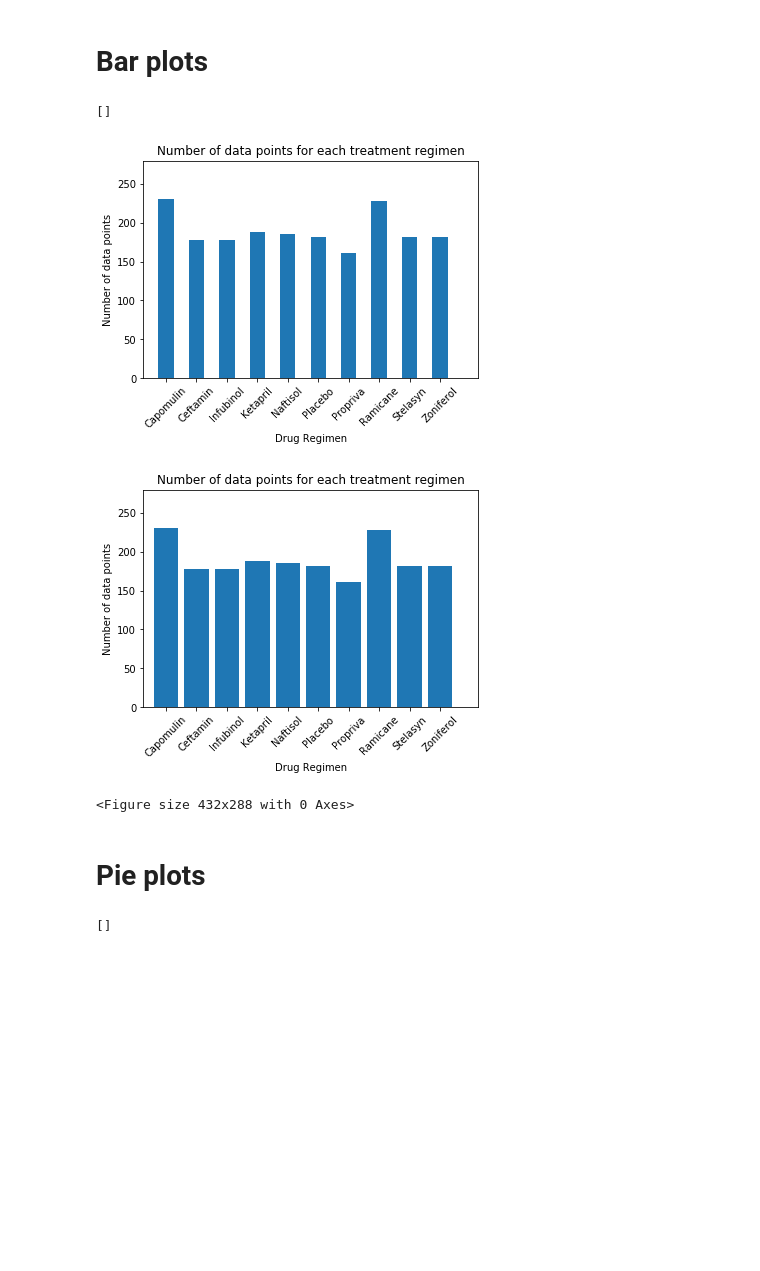
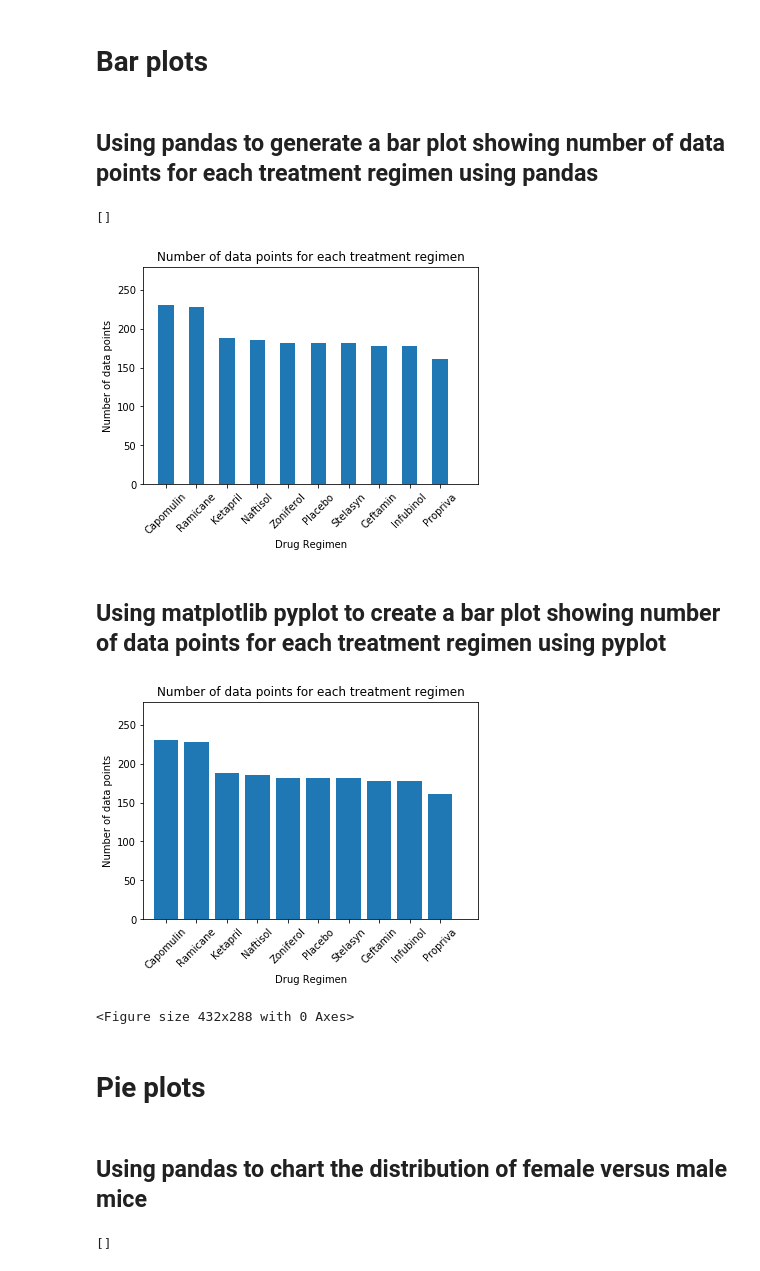
Before and after one commit to philipstubbs13/matplotlib-challenge, a Jupyter notebook: pymaceuticals.ipynb, the cells around one changed output. Saved outputs shown, nothing was run; the diff lists cells and outputs as text; code cells hidden in the pictures; blank space fills up the shorter version.

```diff
--- a/pymaceuticals.ipynb
+++ b/pymaceuticals.ipynb
@@ -75,9 +61,10 @@ summary_stats_df
 | Zoniferol | 53.236507 | 51.818479 | 48.533355 | 6.966589 |
 # %% [markdown]
 # Bar plots
+# %% [markdown]
+## Using pandas to generate a bar plot showing number of data points for each treatment regimen using pandas
 # %%
-# Generate a bar plot showing number of data points for each treatment regimen using pandas
-number_of_data_points_per_regimen = merged_df.groupby(['Drug Regimen'])['Mouse ID'].count()
+number_of_data_points_per_regimen = merged_df["Drug Regimen"].value_counts()
 
 number_points_df = pd.DataFrame(number_of_data_points_per_regimen)
 
@@ -87,51 +74,56 @@ pandas_plot = number_of_data_points_per_regimen.plot(kind="bar")
 # Add labels for axes and add a title for the graph.
 pandas_plot.set_title("Number of data points for each treatment regimen")
 pandas_plot.set_ylabel("Number of data points")
+pandas_plot.set_xlabel("Drug Regimen")
 
+# Set x axis and tick locations
+x_axis = np.arange(len(number_points_df))
+tick_locations = [value for value in x_axis]
+pandas_plot.set_xticks(tick_locations)
+
+# Use the name of the regimen for the x-axis tick labels.
 # Rotate x-axis labels 45 degrees
-plt.xticks(rotation=45)
+pandas_plot.set_xticklabels(number_points_df.index, rotation=45)
 
 # Configure limits for x-axis and y-axis.
 pandas_plot.set_xlim(-0.75, len(number_points_df)+0.25)
-pandas_plot.set_ylim(0, max(number_points_df["Mouse ID"])+50)
+pandas_plot.set_ylim(0, max(number_points_df["Drug Regimen"])+50)
 
 # Show plot
 pandas_plot.plot()
 # %% [output]
 []
-[figure, old version]
+[figure, new version]
+# %% [markdown]
+## Using matplotlib pyplot to create a bar plot showing number of data points for each treatment regimen using pyplot
 # %%
-# Generate a bar plot showing number of data points for each treatment regimen using pyplot
-
-# Set x axis and tick locations
-x_axis = np.arange(len(number_points_df))
-tick_locations = [value for value in x_axis]
-
-# Create bar chart using pyplot.
-plt.bar(x_axis, number_points_df["Mouse ID"], align="center")
+# Create bar chart using matplotlib pyplot.
+plt.bar(x_axis, number_points_df["Drug Regimen"], align="center")
 
 # Configure x-axis labels
 plt.xticks(tick_locations, number_points_df.index.values, rotation=45)
 
 # Add labels for axes and add a title for the graph.
 plt.xlabel("Drug Regimen")
 plt.ylabel("Number of data points")
 plt.title("Number of data points for each treatment regimen")
 
 # Configure limits for x-axis and y-axis
 plt.xlim(-0.75, len(number_points_df)+0.25)
-plt.ylim(0, max(number_points_df["Mouse ID"])+50)
+plt.ylim(0, max(number_points_df["Drug Regimen"])+50)
 
 # Show plot
 plt.show()
 
 # Fit plot within figure cleanly
 plt.tight_layout()
 # %% [output]
-[figure, old version]
+[figure, new version]
 <Figure size 432x288 with 0 Axes>
 # %% [markdown]
 # Pie plots
+# %% [markdown]
+## Using pandas to chart the distribution of female versus male mice
 # %%
 # Generate a pie plot showing the distribution of female versus male mice using pandas
 
```
Also changed, not shown: parts of 10 cells of this notebook.
